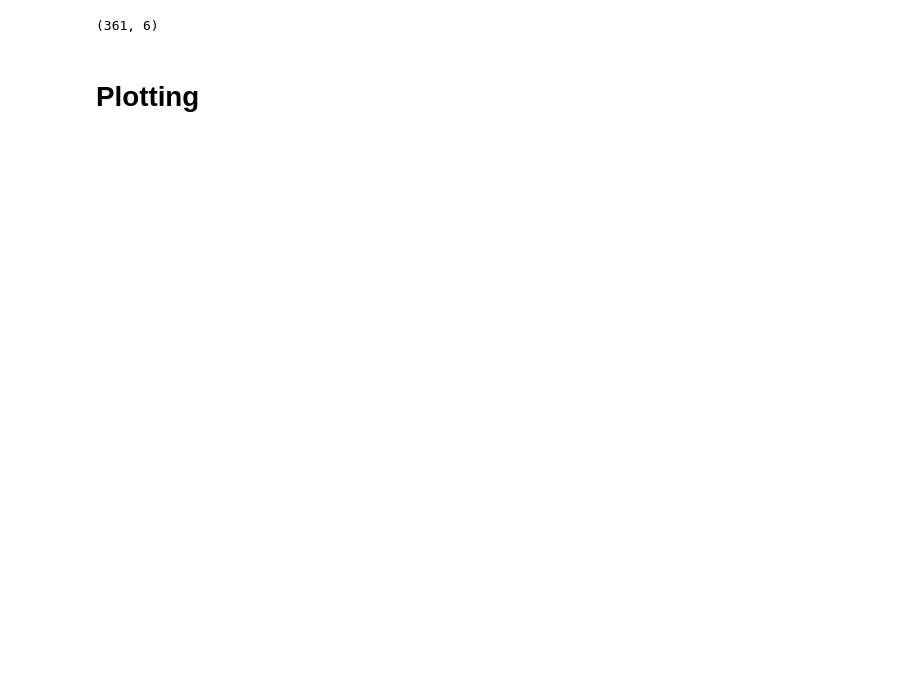
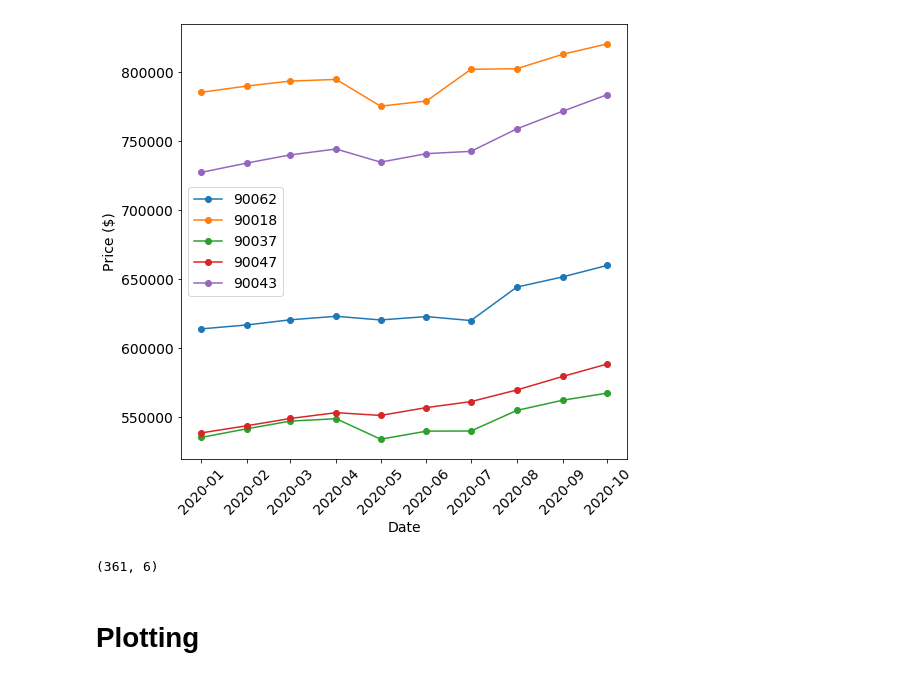
Before and after one commit to jacheung/bookshelf, a Jupyter notebook: LA-zip-trends.ipynb, the cells around one changed output. Saved outputs shown, nothing was run; the diff lists cells and outputs as text; code cells hidden in the pictures; blank space fills up the shorter version.

```diff
--- a/LA-zip-trends.ipynb
+++ b/LA-zip-trends.ipynb
@@ -56,4 +56,29 @@ pct_df = df.loc[:,(df.columns != 'date')].pct_change(axis=0,periods=12)
 pct_df = pd.concat([pct_df,df['date']],axis=1)
+# %%
+
+plt.figure(figsize = (8,8))
+plt.rcParams.update({'font.size': 14})
+
+def plot_zipcode(zipcode):
+    reg_id = la_lookup.loc[la_lookup['zipcode']==zipcode,'region_id']
+
+    data = quandl.get_table('ZILLOW/DATA', indicator_id='ZSFH', region_id=str(np.array(reg_id)[0]))
+    data['date'] = data['date'].astype('datetime64[M]')
+    data = data.groupby(by=['date']).aggregate(['median','count'])
+
+    plt.plot(data.index[-10:],data['value']['median'][-10:],'-o')
+    plt.xlabel('Date')
+    plt.xticks(rotation = 45)
+    plt.ylabel('Price ($)')
+    plt.legend(zipcode)
+
+selected_zips = ['90062','90018','90037','90047','90043']
+for k in selected_zips:
+    plot_zipcode(k)
+plt.legend(selected_zips)
+plt.show()
+# %% [output]
+[figure, added]
 # %%
 # bokeh plotting
 from bokeh.plotting import figure
```
Also changed, not shown: parts of 2 cells of this notebook, 37 other files.
